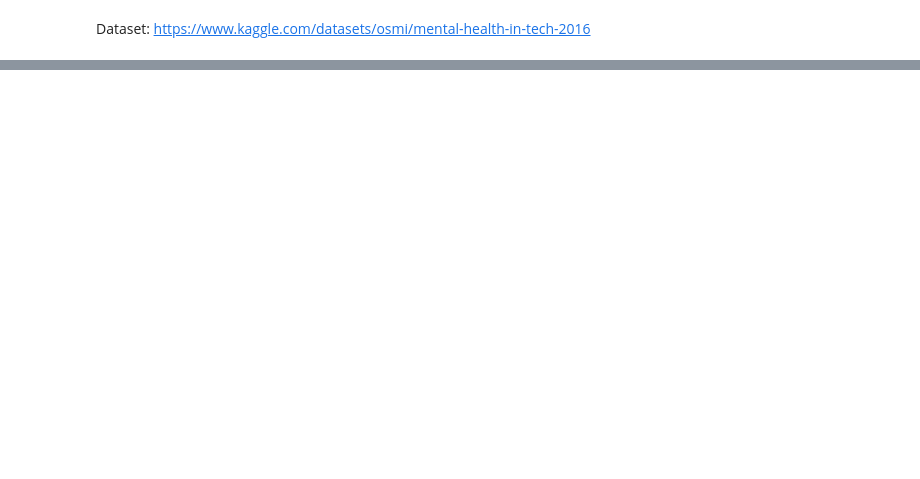
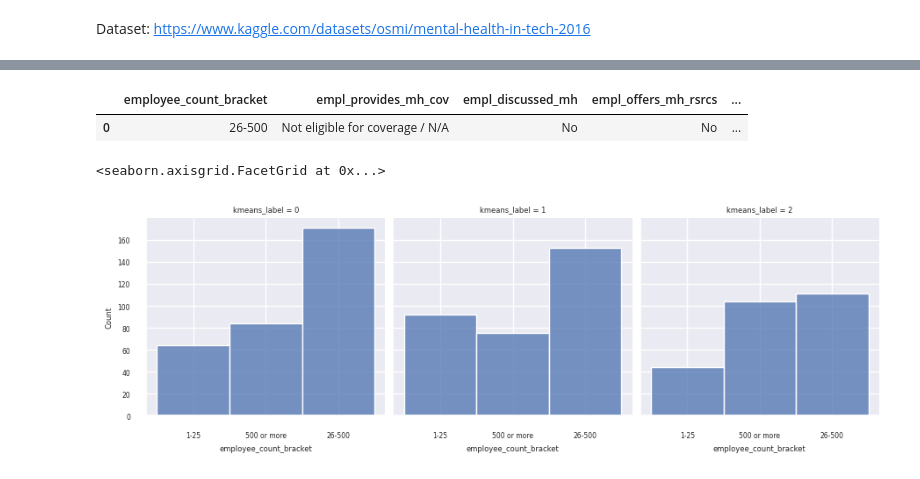
Before and after one commit to kasvoy/KaggleLearning, a Jupyter notebook: mental_health/mental_health.ipynb, the cells around one changed output, grey strips where cells are left out. Cells and saved outputs as stored; diff of their text form; code cells hidden in the pictures; blank space fills up the shorter version.

```diff
--- a/mental_health/mental_health.ipynb
+++ b/mental_health/mental_health.ipynb
@@ -482,0 +694,11 @@ show_clustering_scores(employed_with_prev_varselected_pca_df, agg_prev_labels)
+# %%
+employed_with_prev.head(1)
+# %% [output]
+|  | employee_count_bracket | empl_provides_mh_cov | empl_discussed_mh | empl_offers_mh_rsrcs | ... |
+| 0 | 26-500 | Not eligible for coverage / N/A | No | No | ... |
+# %%
+kmeans_with_prev_grid = sns.FacetGrid(employed_with_prev, col='kmeans_label')
+kmeans_with_prev_grid.map(sns.histplot, 'employee_count_bracket')
+# %% [output]
+<seaborn.axisgrid.FacetGrid at 0x...>
+[figure, added]
```
Also changed, not shown: parts of 59 cells of this notebook.
